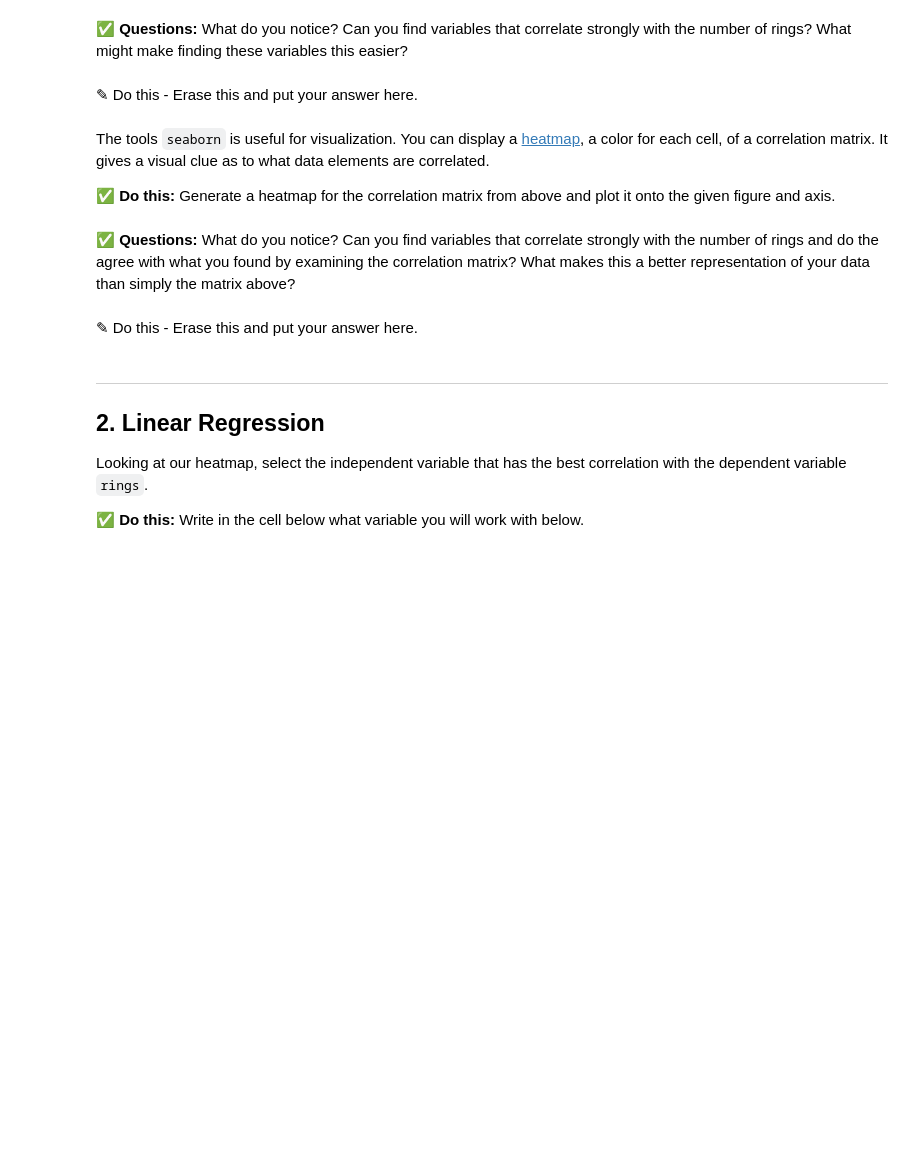
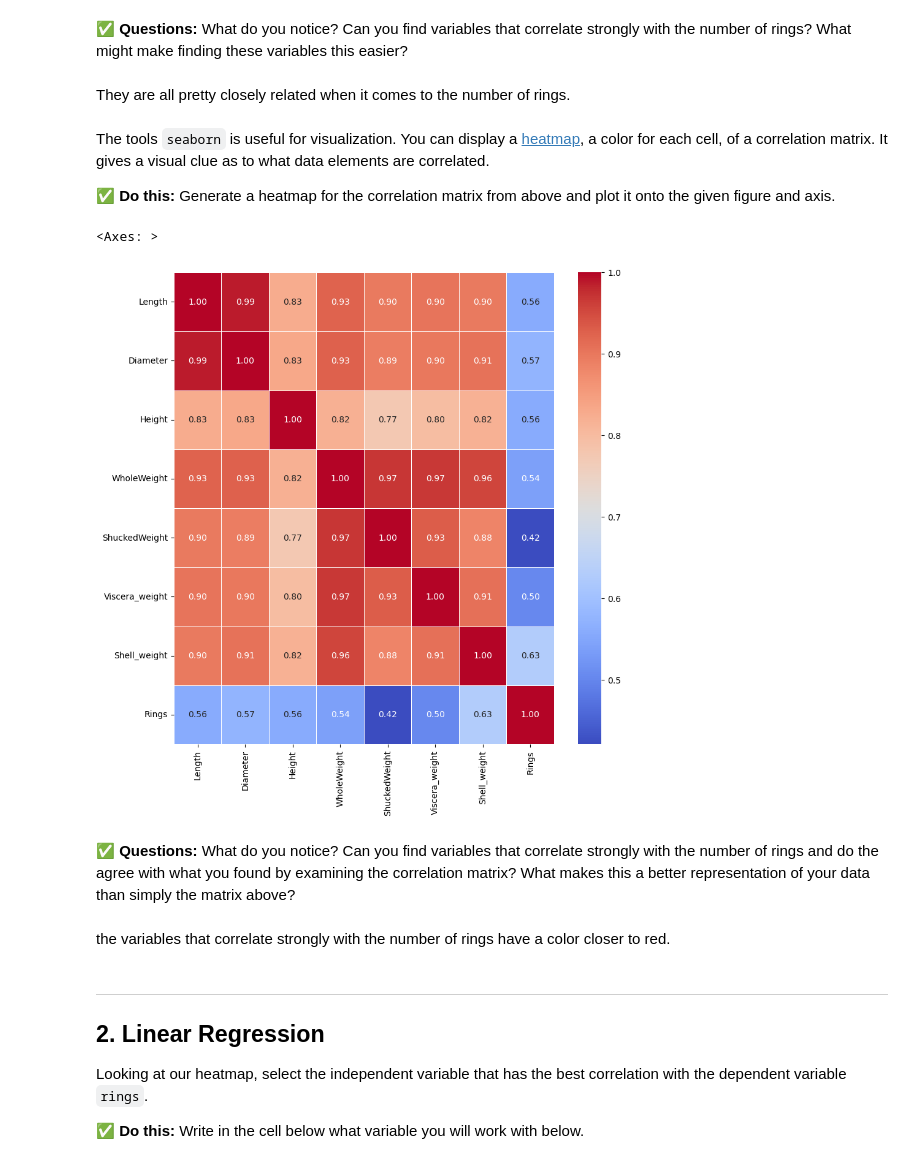
Before and after one commit to Justinwagner371/CMSE202-f25-turnin, a Jupyter notebook: Day-13/Day-13_In-Class-Regression-STUDENT.ipynb, the cells around one changed output. Saved outputs shown, nothing was run; the diff lists cells and outputs as text; code cells hidden in the pictures; blank space fills up the shorter version.

```diff
--- a/Day-13/Day-13_In-Class-Regression-STUDENT.ipynb
+++ b/Day-13/Day-13_In-Class-Regression-STUDENT.ipynb
@@ -93,3 +126,7 @@ The diagonal of the matrix is all ones since that the correlation of the column
 **&#9989; Do This:** Calculate and display the correlation matrix associated with your data. NOTE: Depending on your numpy version, this step might initially give you an error. If this is the case, remove the sex column from the dataframe.
 # %%
 # put your code here
+abalone_numeric = abalone.drop(columns=["Sex"])
+
+corr_matrix = abalone_numeric.corr()
+print(corr_matrix)
@@ -96,18 +153,21 @@ The diagonal of the matrix is all ones since that the correlation of the column
 # %% [markdown]
 **&#9989; Questions:** What do you notice? Can you find variables that correlate strongly with the number of rings? What might make finding these variables this easier?
-# %% [markdown]
-<font size=+3>&#9998;</font> Do this - Erase this and put your answer here.
+# %% [markdown]
+They are all pretty closely related when it comes to the number of rings.
 # %% [markdown]
 The tools `seaborn` is useful for visualization. You can display a [heatmap](https://seaborn.pydata.org/generated/seaborn.heatmap.html), a color for each cell, of a correlation matrix. It gives a visual clue as to what data elements are correlated.
 
 **&#9989; Do this:** Generate a heatmap for the correlation matrix from above and plot it onto the given figure and axis.
 # %%
 fig, ax = plt.subplots(1,1, figsize = (10,10) )
-# put your code here
+sns.heatmap(corr_matrix, annot=True, cmap="coolwarm", fmt=".2f", linewidths=0.5)
+# %% [output]
+<Axes: >
+[figure, added]
 # %% [markdown]
 **&#9989; Questions:** What do you notice? Can you find variables that correlate strongly with the number of rings and do the agree with what you found by examining the correlation matrix? What makes this a better representation of your data than simply the matrix above?
-# %% [markdown]
-<font size=+3>&#9998;</font> Do this - Erase this and put your answer here.
+# %% [markdown]
+the variables that correlate strongly with the number of rings have a color closer to red.
 # %% [markdown]
 ---
 <a id="regression"></a>
```
Also changed, not shown: parts of 32 cells of this notebook, 16 other files.
